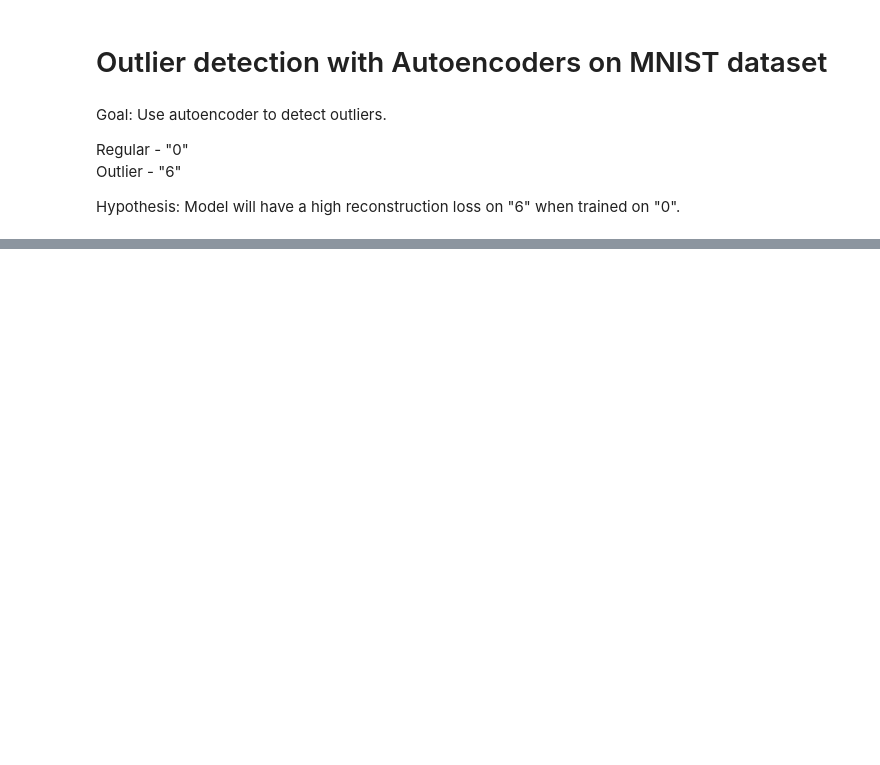
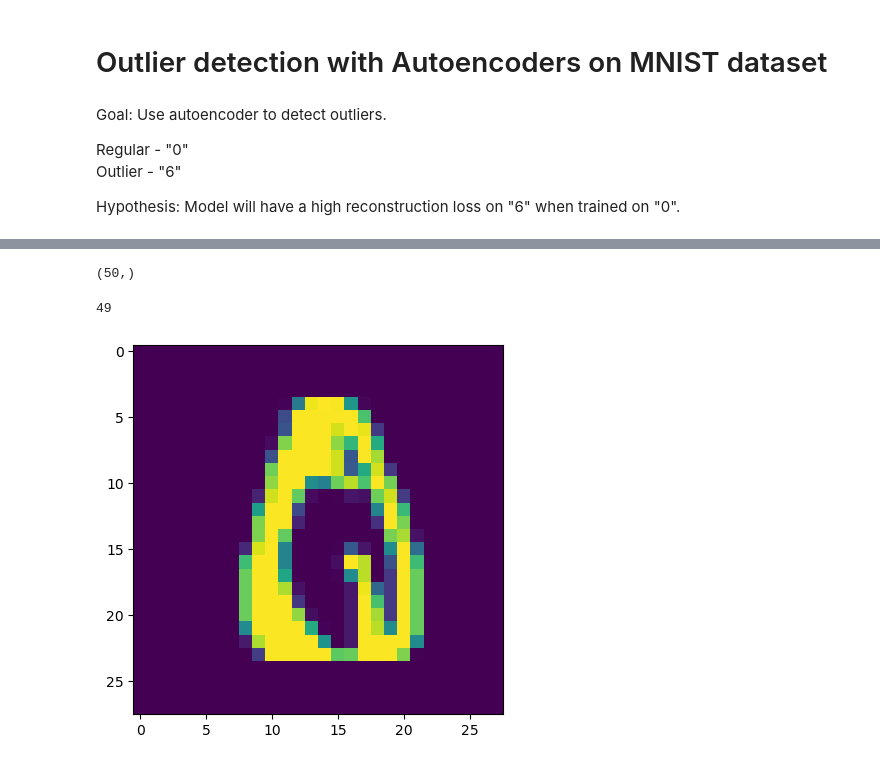
Before and after one commit to ieadoboe/effective-waffle, a Jupyter notebook: 37_autoencoder_mnist.ipynb, the cells around one changed output, grey strips where cells are left out. Drawn from its saved outputs; the diff is of its cells as text; code cells hidden in the pictures; blank space fills up the shorter version.

```diff
--- a/37_autoencoder_mnist.ipynb
+++ b/37_autoencoder_mnist.ipynb
@@ -37,0 +134,9 @@ outlier_labels = np.ones(len(regular_images), dtype=int)  # outlier label = 1
+# %%
+# Use train_images_regular as both input and target for the autoencoder
+history = dense_autoencoder.fit(
+    train_images_regular_norm,
+    train_images_regular_norm,
+    epochs=40,
+    batch_size=64,
+    validation_split=0.1,
+)
@@ -37,0 +163,5 @@ outlier_labels = np.ones(len(regular_images), dtype=int)  # outlier label = 1
+# %%
+# MSE
+calc_mse = lambda true, pred: np.mean(
+    (true.reshape(true.shape[0], -1) - pred.reshape(pred.shape[0], -1)) ** 2, axis=1
+)
@@ -37,0 +170,3 @@ outlier_labels = np.ones(len(regular_images), dtype=int)  # outlier label = 1
+# %%
+reconstruction_loss_dense_outlier = dense_autoencoder.predict(test_images_outlier_norm)
+reconstruction_loss_dense_regular = dense_autoencoder.predict(test_images_regular_norm)
@@ -37,0 +176,11 @@ outlier_labels = np.ones(len(regular_images), dtype=int)  # outlier label = 1
+# %%
+mse_regular = calc_mse(test_images_regular_norm, reconstruction_loss_dense_regular)
+mse_outlier = calc_mse(test_images_outlier_norm, reconstruction_loss_dense_outlier)
+
+print(f"MSE Regular:\n {mse_regular[:mse_outlier.shape[0]]}")
+print("Min:", mse_regular.min())
+print("Max:", mse_regular.max())
+print()
+print(f"MSE Outlier:\n {mse_outlier}")
+print("Min:", mse_outlier.min())
+print("Max:", mse_outlier.max())
@@ -37,0 +205,13 @@ outlier_labels = np.ones(len(regular_images), dtype=int)  # outlier label = 1
+# %%
+mse_outlier.shape
+# %% [output]
+(50,)
+# %%
+np.argmin(mse_outlier)
+# %% [output]
+49
+# %%
+plt.imshow(test_images_regular_norm[np.argmax(mse_regular)])
+plt.show()
+# %% [output]
+[figure, added]
```
Also changed, not shown: parts of 47 cells of this notebook, 1 other file.
